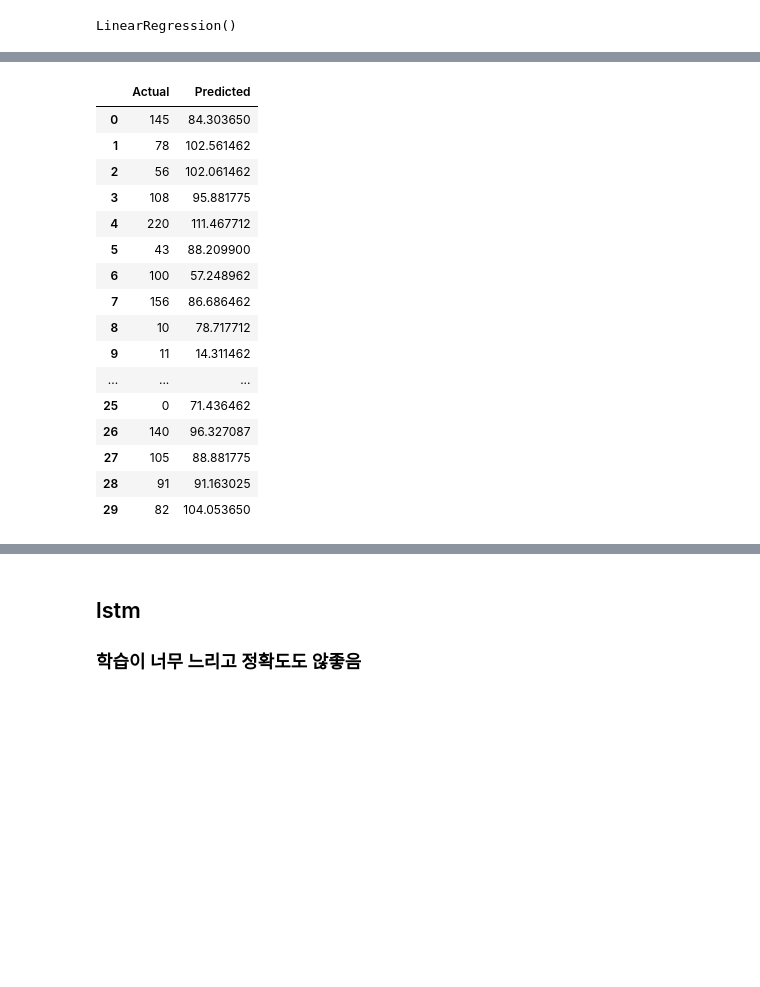
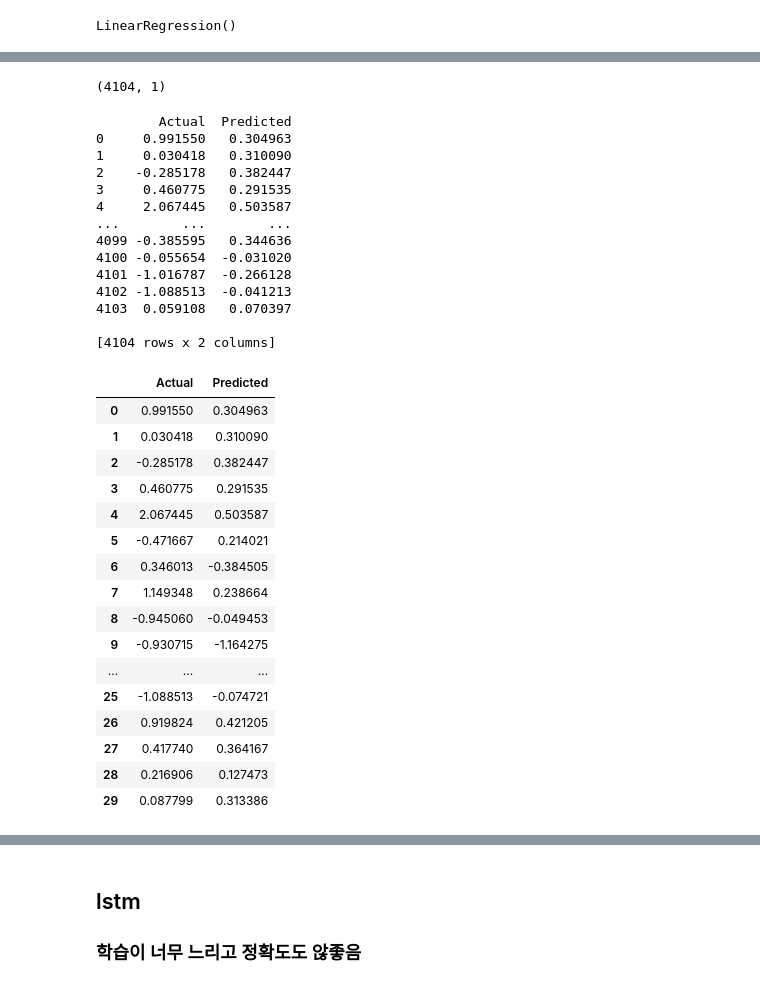
Before and after one commit to hwk44/ShipSupplies, a Jupyter notebook: DA/notebooks/regression-checkpoint.ipynb, the cells around one changed output, grey strips where cells are left out. Cells and saved outputs as stored; diff of their text form; code cells hidden in the pictures; blank space fills up the shorter version.

```diff
--- a/DA/notebooks/regression-checkpoint.ipynb
+++ b/DA/notebooks/regression-checkpoint.ipynb
@@ -143,3 +163,16 @@ df1['leadtime']
 20515     25
 20516     25
 Name: leadtime, Length: 20517, dtype: int32
+# %%
+from sklearn.preprocessing import StandardScaler
+# 정규화할 y 값
+y = df1['leadtime'].copy()
+
+# StandardScaler 객체 생성
+scaler = StandardScaler()
+
+# y 값 정규화
+y_normalized = scaler.fit_transform(y.values.reshape(-1, 1))
+
+# 정규화된 y 값 출력
+print(y_normalized)
@@ -161,7 +202,8 @@ target_data = df1['leadtime'].values
 X = np.concatenate([embeddings_col1, embeddings_col2, embeddings_col3, embeddings_col4], axis=1)
 
 # 학습 데이터와 테스트 데이터로 분할
-X_train, X_test, y_train, y_test = train_test_split(X, target_data, test_size=0.2, random_state=42)
+# X_train, X_test, y_train, y_test = train_test_split(X, target_data, test_size=0.2, random_state=42)
+X_train, X_test, y_train, y_test = train_test_split(X, y_normalized, test_size=0.2, random_state=42) # 벡터화된 X 정규화된 y 사용
 
 # 선형 회귀 모델 학습
 model = LinearRegression()
@@ -177,29 +220,47 @@ X.shape, target_data.shape
 # %%
 # 테스트 데이터에 대한 예측
 predictions = model.predict(X_test)
-
-# 예측값과 실제값 비교
-comparison = pd.DataFrame({'Actual': y_test, 'Predicted': predictions})
-# print(comparison)
-comparison[:30]
+predictions.shape
 # %% [output]
-|  | Actual | Predicted |
-| 0 | 145 | 84.303650 |
-| 1 | 78 | 102.561462 |
-| 2 | 56 | 102.061462 |
-| 3 | 108 | 95.881775 |
-| 4 | 220 | 111.467712 |
-| 5 | 43 | 88.209900 |
-| 6 | 100 | 57.248962 |
-| 7 | 156 | 86.686462 |
-| 8 | 10 | 78.717712 |
-| 9 | 11 | 14.311462 |
-| ... | ... | ... |
-| 25 | 0 | 71.436462 |
-| 26 | 140 | 96.327087 |
-| 27 | 105 | 88.881775 |
-| 28 | 91 | 91.163025 |
-| 29 | 82 | 104.053650 |
+(4104, 1)
+# %%
+# 예측값과 실제값 비교
+# y_test와 predictions의 shape은 (4104, 1)입니다.
+comparison = pd.DataFrame({'Actual': y_test.flatten(), 'Predicted': predictions.flatten()})
+print(comparison)
+comparison[:30]
+# %% [output]
+        Actual  Predicted
+0     0.991550   0.304963
+1     0.030418   0.310090
+2    -0.285178   0.382447
+3     0.460775   0.291535
+4     2.067445   0.503587
+...        ...        ...
+4099 -0.385595   0.344636
+4100 -0.055654  -0.031020
+4101 -1.016787  -0.266128
+4102 -1.088513  -0.041213
+4103  0.059108   0.070397
+
+[4104 rows x 2 columns]
+|  | Actual | Predicted |
+| 0 | 0.991550 | 0.304963 |
+| 1 | 0.030418 | 0.310090 |
+| 2 | -0.285178 | 0.382447 |
+| 3 | 0.460775 | 0.291535 |
+| 4 | 2.067445 | 0.503587 |
+| 5 | -0.471667 | 0.214021 |
+| 6 | 0.346013 | -0.384505 |
+| 7 | 1.149348 | 0.238664 |
+| 8 | -0.945060 | -0.049453 |
+| 9 | -0.930715 | -1.164275 |
+| ... | ... | ... |
+| 25 | -1.088513 | -0.074721 |
+| 26 | 0.919824 | 0.421205 |
+| 27 | 0.417740 | 0.364167 |
+| 28 | 0.216906 | 0.127473 |
+| 29 | 0.087799 | 0.313386 |
 # %%
 from sklearn.metrics import mean_squared_error, mean_absolute_error, fbeta_score, r2_score
 
```
Also changed, not shown: parts of 14 cells of this notebook, 2 other files.
